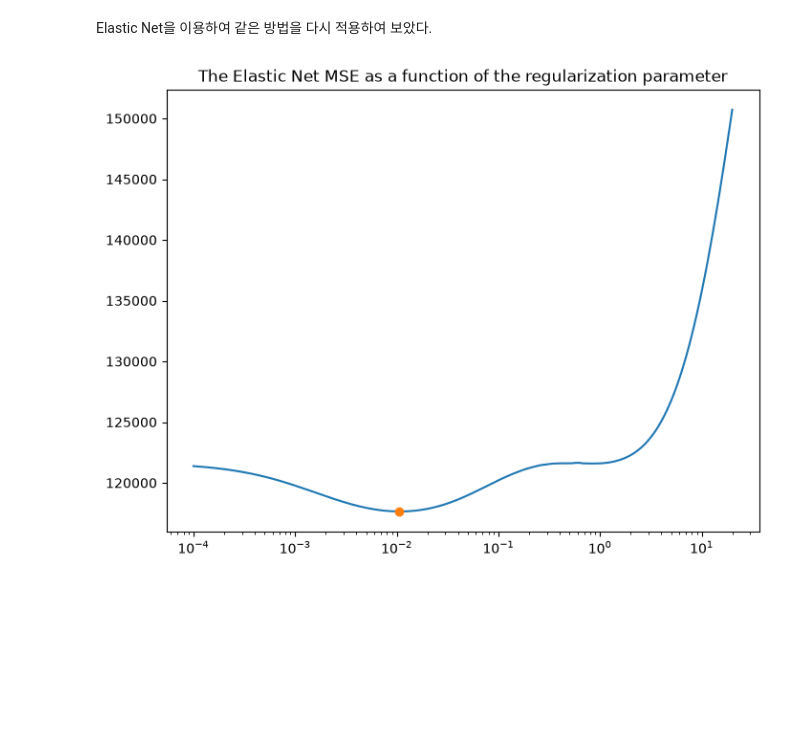
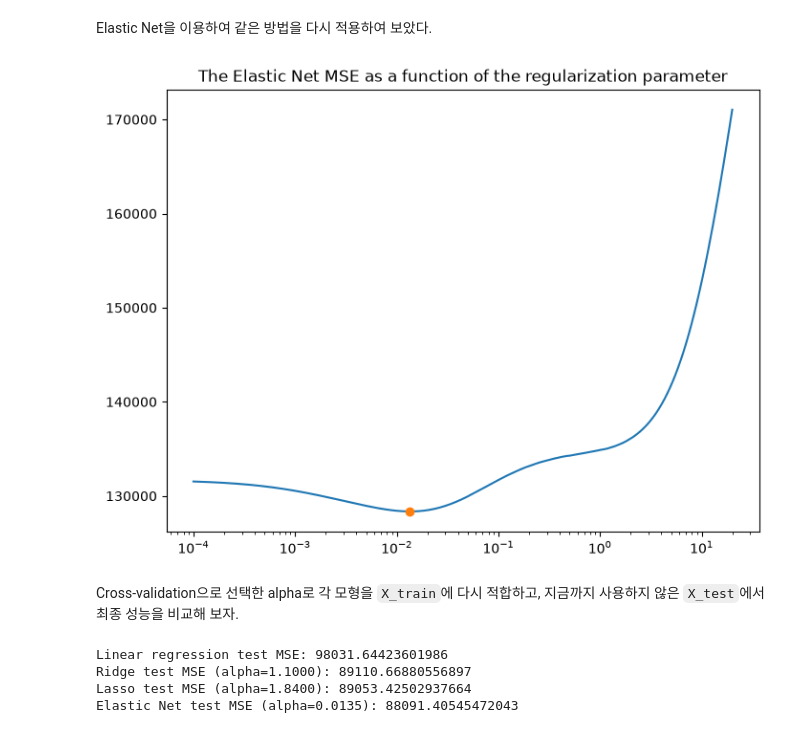
Before and after one commit to ksublee/MLA, a Jupyter notebook: 07. Regularization.ipynb, the cells around one changed output. Drawn from its saved outputs; the diff is of its cells as text; code cells hidden in the pictures; blank space fills up the shorter version.

```diff
--- a/07. Regularization.ipynb
+++ b/07. Regularization.ipynb
@@ -348,11 +348,12 @@ for a in alphas:
         ('ridge', Ridge(alpha=a))
     ])
 
-    neg_mse_scores = cross_val_score(pipeline, X, y, cv=cv, scoring='neg_mean_squared_error')
+    neg_mse_scores = cross_val_score(pipeline, X_train, y_train, cv=cv, scoring='neg_mean_squared_error')
 
     # 음수를 취하여 평균 MSE 저장
     errs_alpha.append(np.mean(-neg_mse_scores))
 
+ridge_best_alpha = alphas[np.argmin(errs_alpha)]
 
 plt.figure(figsize=(8, 6))
 
@@ -384,7 +385,7 @@ for a in alphas:
         ('lasso', Lasso(alpha=a, max_iter=2000))
     ])
 
-    neg_mse_scores = cross_val_score(pipeline, X, y, cv=cv, scoring='neg_mean_squared_error')
+    neg_mse_scores = cross_val_score(pipeline, X_train, y_train, cv=cv, scoring='neg_mean_squared_error')
 
     # 음수를 취하여 평균 MSE 저장
     errs_alpha.append(np.mean(-neg_mse_scores))
@@ -420,20 +424,40 @@ for a in alphas:
         ('elastic', ElasticNet(alpha=a, l1_ratio=0.5, max_iter=2000))
     ])
 
-    neg_mse_scores = cross_val_score(pipeline, X, y, cv=cv, scoring='neg_mean_squared_error')
+    neg_mse_scores = cross_val_score(pipeline, X_train, y_train, cv=cv, scoring='neg_mean_squared_error')
 
     # 음수를 취하여 평균 MSE 저장
     errs_alpha.append(np.mean(-neg_mse_scores))
 # %%
 plt.figure(figsize=(8, 6))
 
 ax = plt.gca()
 ax.plot(alphas, errs_alpha)
 ax.set_xscale("log")
 ax.plot(alphas[np.argmin(errs_alpha)], np.min(errs_alpha), marker = 'o')
 
+elastic_best_alpha = alphas[np.argmin(errs_alpha)]
+
 plt.title("The Elastic Net MSE as a function of the regularization parameter")
 plt.axis("tight")
 plt.show()
 # %% [output]
-[figure, old version]
+[figure, new version]
+# %% [markdown]
+Cross-validation으로 선택한 alpha로 각 모형을 `X_train`에 다시 적합하고, 지금까지 사용하지 않은 `X_test`에서 최종 성능을 비교해 보자.
+# %%
+ridge_final = Ridge(alpha=ridge_best_alpha).fit(X_train_std, y_train)
+lasso_final = Lasso(alpha=lasso_best_alpha, max_iter=2000).fit(X_train_std, y_train)
+elastic_final = ElasticNet(alpha=elastic_best_alpha, l1_ratio=0.5, max_iter=2000).fit(X_train_std, y_train)
+
+from sklearn.metrics import mean_squared_error
+
+print("Linear regression test MSE:", mean_squared_error(y_test, lr.predict(X_test_std)))
+print(f"Ridge test MSE (alpha={ridge_best_alpha:.4f}):", mean_squared_error(y_test, ridge_final.predict(X_test_std)))
+print(f"Lasso test MSE (alpha={lasso_best_alpha:.4f}):", mean_squared_error(y_test, lasso_final.predict(X_test_std)))
+print(f"Elastic Net test MSE (alpha={elastic_best_alpha:.4f}):", mean_squared_error(y_test, elastic_final.predict(X_test_std)))
+# %% [output]
+Linear regression test MSE: 98031.64423601986
+Ridge test MSE (alpha=1.1000): 89110.66880556897
+Lasso test MSE (alpha=1.8400): 89053.42502937664
+Elastic Net test MSE (alpha=0.0135): 88091.40545472043
```
Also changed, not shown: parts of 10 cells of this notebook, 9 other files.
